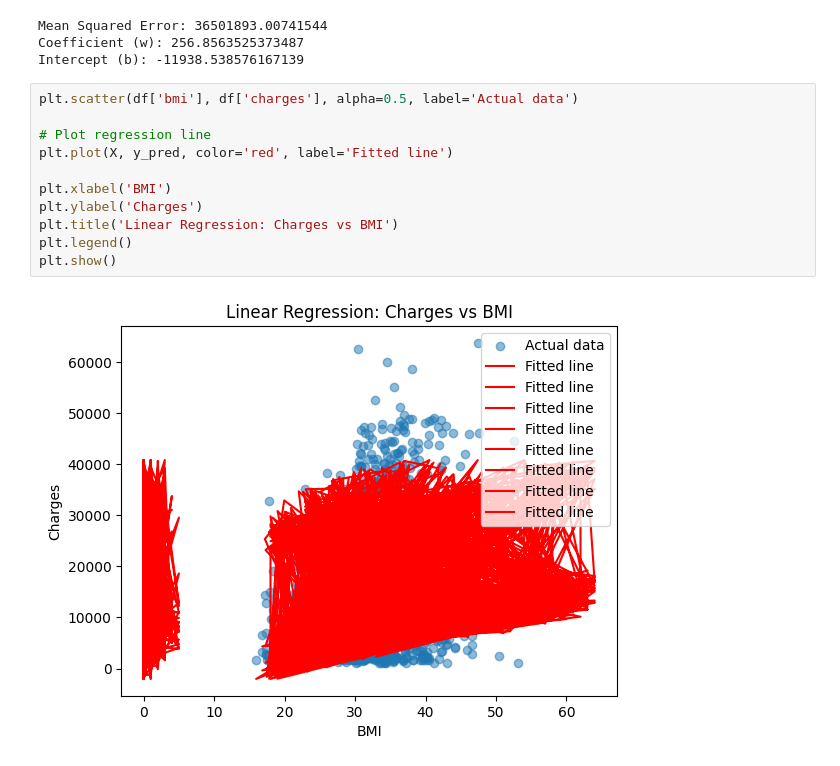
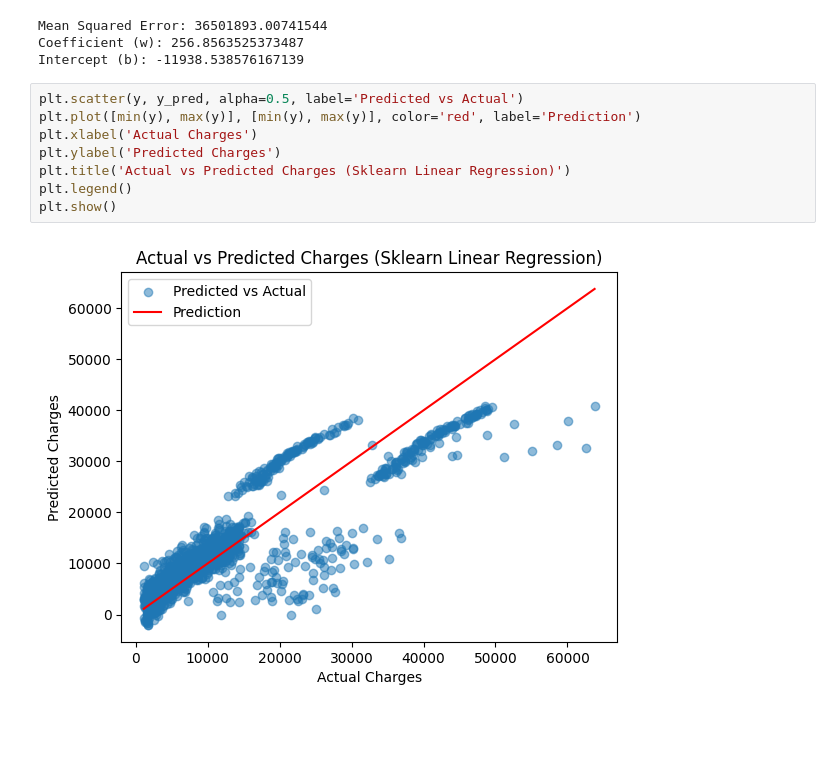
Before and after one commit to SanjayBista1010/my-first-repo, a Jupyter notebook: LinearRegerssionAnalysisFromCostFunction.ipynb, the cells around one changed output. Drawn from its saved outputs; the diff is of its cells as text; blank space fills up the shorter version.

```diff
--- a/LinearRegerssionAnalysisFromCostFunction.ipynb
+++ b/LinearRegerssionAnalysisFromCostFunction.ipynb
@@ -201,15 +201,12 @@ Mean Squared Error: 36501893.00741544
 Coefficient (w): 256.8563525373487
 Intercept (b): -11938.538576167139
 # %%
-plt.scatter(df['bmi'], df['charges'], alpha=0.5, label='Actual data')
-
-# Plot regression line
-plt.plot(X, y_pred, color='red', label='Fitted line')
-
-plt.xlabel('BMI')
-plt.ylabel('Charges')
-plt.title('Linear Regression: Charges vs BMI')
+plt.scatter(y, y_pred, alpha=0.5, label='Predicted vs Actual')
+plt.plot([min(y), max(y)], [min(y), max(y)], color='red', label='Prediction')
+plt.xlabel('Actual Charges')
+plt.ylabel('Predicted Charges')
+plt.title('Actual vs Predicted Charges (Sklearn Linear Regression)')
 plt.legend()
 plt.show()
 # %% [output]
-[figure, old version]
+[figure, new version]
```
Also changed, not shown: parts of 1 cell of this notebook.
